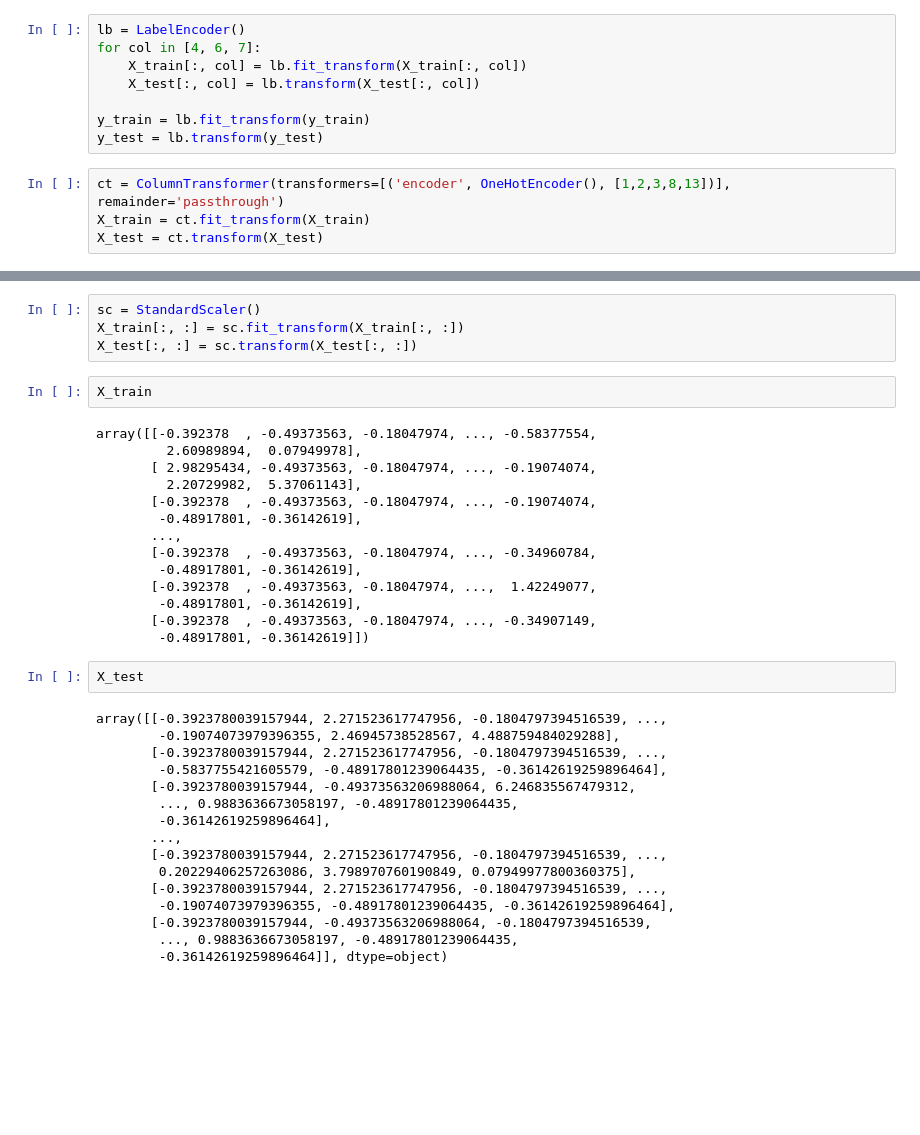
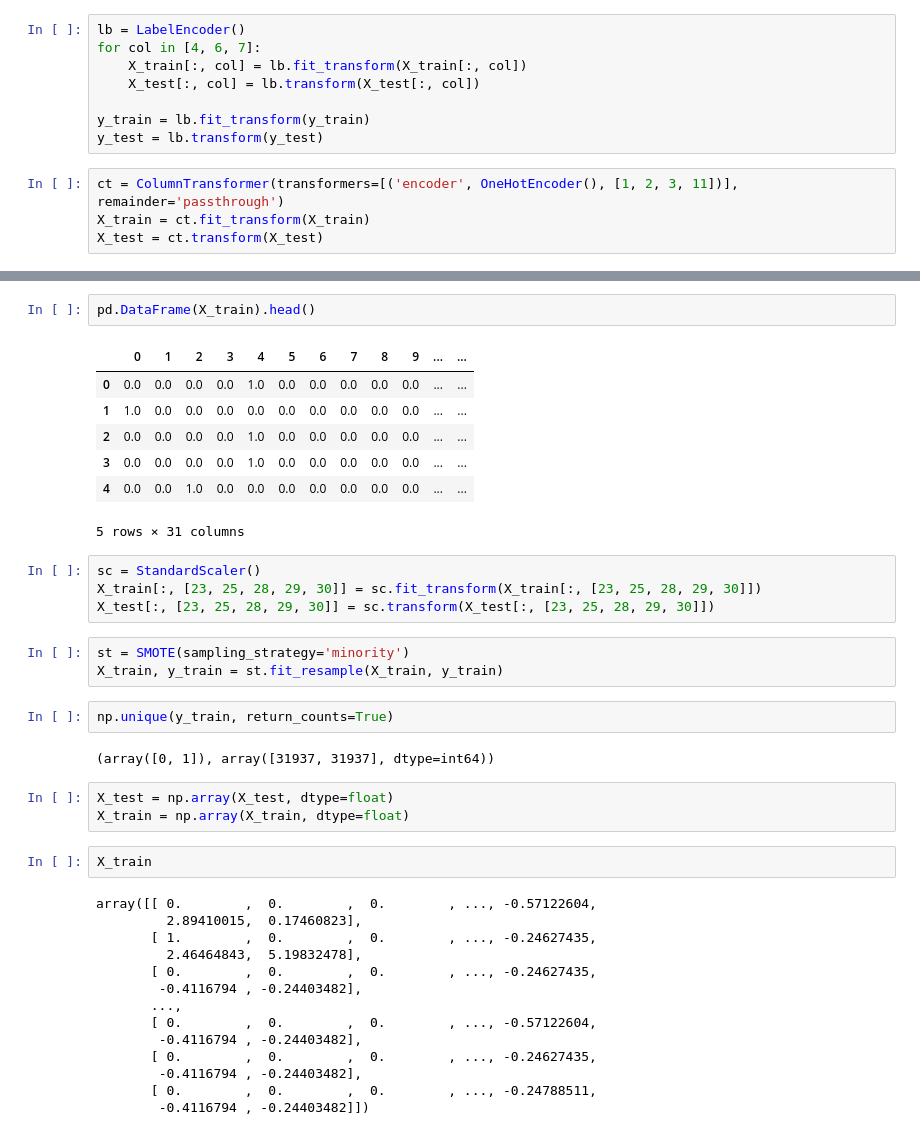
Before and after one commit to GabCosNev/Projetos, a Jupyter notebook: Previsão de Investimento/PrevisorInvestimento.ipynb, the cells around one changed output, grey strips where cells are left out. Cells and saved outputs as stored; diff of their text form; blank space fills up the shorter version.

```diff
--- a/Previsão de Investimento/PrevisorInvestimento.ipynb
+++ b/Previsão de Investimento/PrevisorInvestimento.ipynb
@@ -77,6 +93,6 @@ for col in [4, 6, 7]:
 y_train = lb.fit_transform(y_train)
 y_test = lb.transform(y_test)
 # %%
-ct = ColumnTransformer(transformers=[('encoder', OneHotEncoder(), [1,2,3,8,13])], remainder='passthrough')
+ct = ColumnTransformer(transformers=[('encoder', OneHotEncoder(), [1, 2, 3, 11])], remainder='passthrough')
 X_train = ct.fit_transform(X_train)
 X_test = ct.transform(X_test)
@@ -110,38 +119,40 @@ np.unique(y_train, return_counts=True)
+# %%
+pd.DataFrame(X_train).head()
+# %% [output]
+|  | 0 | 1 | 2 | 3 | 4 | 5 | 6 | 7 | 8 | 9 | ... | ... |
+| 0 | 0.0 | 0.0 | 0.0 | 0.0 | 1.0 | 0.0 | 0.0 | 0.0 | 0.0 | 0.0 | ... | ... |
+| 1 | 1.0 | 0.0 | 0.0 | 0.0 | 0.0 | 0.0 | 0.0 | 0.0 | 0.0 | 0.0 | ... | ... |
+| 2 | 0.0 | 0.0 | 0.0 | 0.0 | 1.0 | 0.0 | 0.0 | 0.0 | 0.0 | 0.0 | ... | ... |
+| 3 | 0.0 | 0.0 | 0.0 | 0.0 | 1.0 | 0.0 | 0.0 | 0.0 | 0.0 | 0.0 | ... | ... |
+| 4 | 0.0 | 0.0 | 1.0 | 0.0 | 0.0 | 0.0 | 0.0 | 0.0 | 0.0 | 0.0 | ... | ... |
+5 rows × 31 columns
 # %%
 sc = StandardScaler()
-X_train[:, :] = sc.fit_transform(X_train[:, :])
-X_test[:, :] = sc.transform(X_test[:, :])
+X_train[:, [23, 25, 28, 29, 30]] = sc.fit_transform(X_train[:, [23, 25, 28, 29, 30]])
+X_test[:, [23, 25, 28, 29, 30]] = sc.transform(X_test[:, [23, 25, 28, 29, 30]])
+# %%
+st = SMOTE(sampling_strategy='minority')
+X_train, y_train = st.fit_resample(X_train, y_train)
+# %%
+np.unique(y_train, return_counts=True)
+# %% [output]
+(array([0, 1]), array([31937, 31937], dtype=int64))
 # %%
-X_train
+X_test = np.array(X_test, dtype=float)
+X_train = np.array(X_train, dtype=float)
-# %% [output]
-array([[-0.392378  , -0.49373563, -0.18047974, ..., -0.58377554,
-         2.60989894,  0.07949978],
-       [ 2.98295434, -0.49373563, -0.18047974, ..., -0.19074074,
-         2.20729982,  5.37061143],
-       [-0.392378  , -0.49373563, -0.18047974, ..., -0.19074074,
-        -0.48917801, -0.36142619],
-       ...,
-       [-0.392378  , -0.49373563, -0.18047974, ..., -0.34960784,
-        -0.48917801, -0.36142619],
-       [-0.392378  , -0.49373563, -0.18047974, ...,  1.42249077,
-        -0.48917801, -0.36142619],
-       [-0.392378  , -0.49373563, -0.18047974, ..., -0.34907149,
-        -0.48917801, -0.36142619]])
 # %%
-X_test
+X_train
 # %% [output]
-array([[-0.3923780039157944, 2.271523617747956, -0.1804797394516539, ...,
-        -0.19074073979396355, 2.46945738528567, 4.488759484029288],
-       [-0.3923780039157944, 2.271523617747956, -0.1804797394516539, ...,
-        -0.5837755421605579, -0.48917801239064435, -0.36142619259896464],
-       [-0.3923780039157944, -0.49373563206988064, 6.246835567479312,
-        ..., 0.9883636673058197, -0.48917801239064435,
-        -0.36142619259896464],
+array([[ 0.        ,  0.        ,  0.        , ..., -0.57122604,
+         2.89410015,  0.17460823],
+       [ 1.        ,  0.        ,  0.        , ..., -0.24627435,
+         2.46464843,  5.19832478],
+       [ 0.        ,  0.        ,  0.        , ..., -0.24627435,
+        -0.4116794 , -0.24403482],
        ...,
-       [-0.3923780039157944, 2.271523617747956, -0.1804797394516539, ...,
-        0.20229406257263086, 3.798970760190849, 0.07949977800360375],
-       [-0.3923780039157944, 2.271523617747956, -0.1804797394516539, ...,
-        -0.19074073979396355, -0.48917801239064435, -0.36142619259896464],
-       [-0.3923780039157944, -0.49373563206988064, -0.1804797394516539,
-        ..., 0.9883636673058197, -0.48917801239064435,
-        -0.36142619259896464]], dtype=object)
+       [ 0.        ,  0.        ,  0.        , ..., -0.57122604,
+        -0.4116794 , -0.24403482],
+       [ 0.        ,  0.        ,  0.        , ..., -0.24627435,
+        -0.4116794 , -0.24403482],
+       [ 0.        ,  0.        ,  0.        , ..., -0.24788511,
+        -0.4116794 , -0.24403482]])
```
Also changed, not shown: parts of 20 cells of this notebook.
